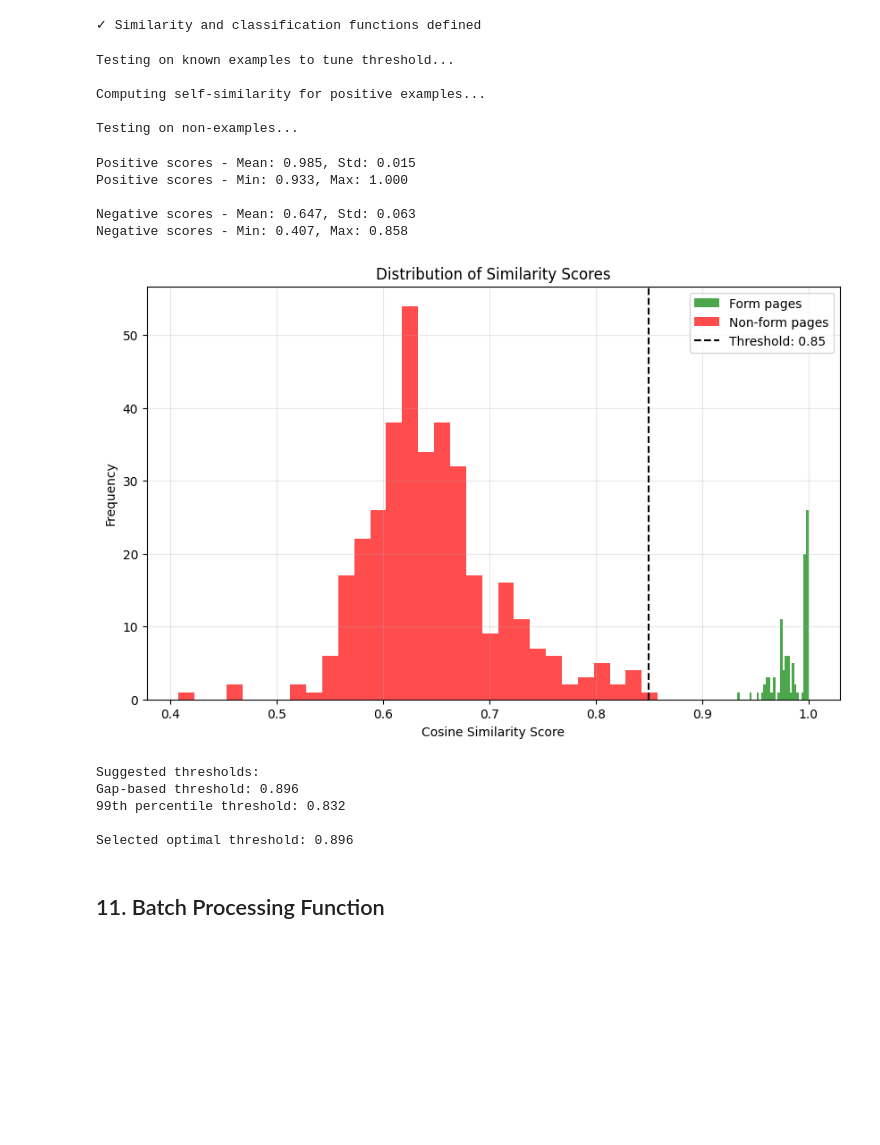
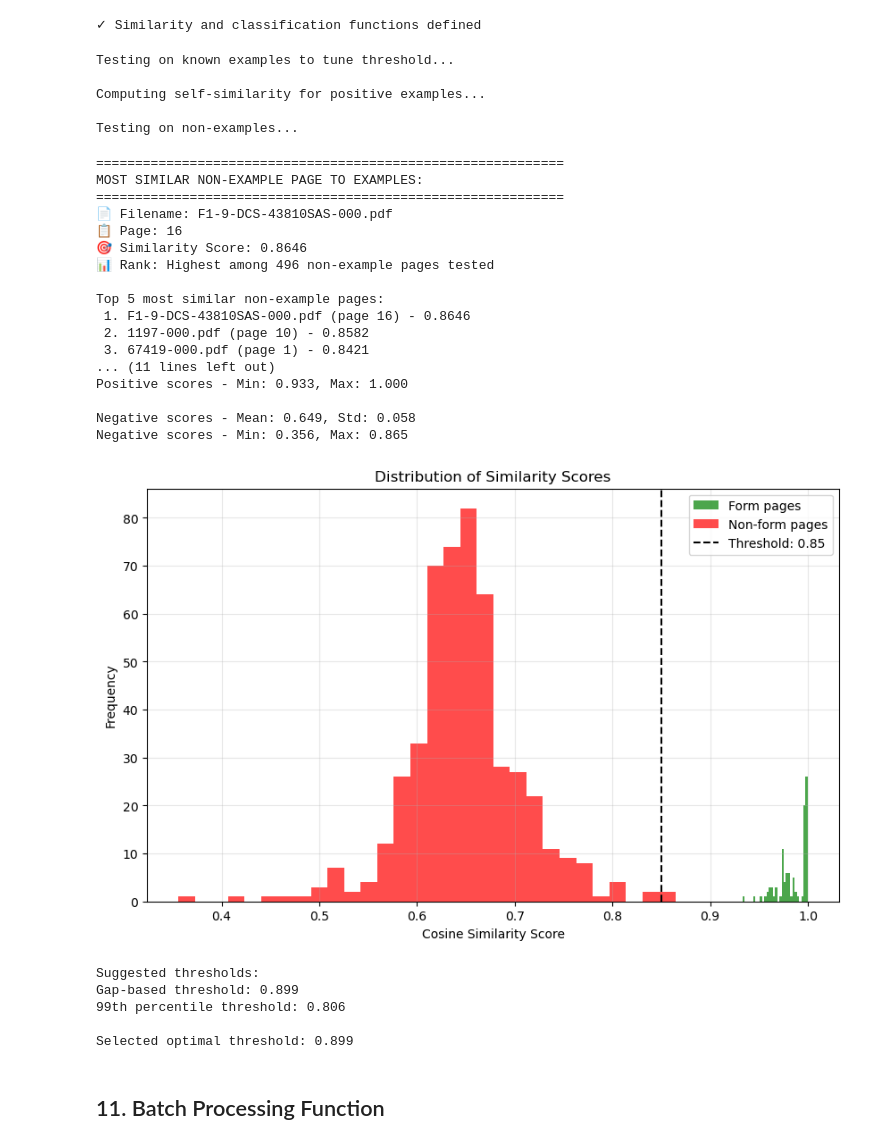
Before and after one commit to tylerandrewscott/chehalis, a Jupyter notebook: code/preprocessing/zero_shot_classifier_clean.ipynb, the cells around one changed output. Saved outputs shown, nothing was run; the diff lists cells and outputs as text; code cells hidden in the pictures; blank space fills up the shorter version.

```diff
--- a/code/preprocessing/zero_shot_classifier_clean.ipynb
+++ b/code/preprocessing/zero_shot_classifier_clean.ipynb
@@ -421,8 +420,6 @@ print("✓ Similarity and classification functions defined")
 # %% [output]
 ✓ Similarity and classification functions defined
 # %%
-## 8. Threshold Tuning
-
 # Set initial threshold
 OPTIMAL_THRESHOLD = SIMILARITY_THRESHOLD  # Start with the configured threshold
 
@@ -430,6 +427,7 @@ print("Testing on known examples to tune threshold...")
 
 positive_scores = []
 negative_scores = []
+negative_details = []  # Store details about negative examples
 
 # Test on subset of examples (already processed)
 print("\nComputing self-similarity for positive examples...")
@@ -455,11 +453,52 @@ for pdf_path in tqdm(non_example_files, desc="Processing non-examples"):
     if result['page_scores']:
         for page_score in result['page_scores']:
             negative_scores.append(page_score['similarity'])
+            negative_details.append({
+                'filename': pdf_path.name,
+                'page': page_score['page'],
+                'similarity': page_score['similarity']
+            })
 
-# Analyze scores
+# Convert to numpy arrays for analysis
 positive_scores = np.array(positive_scores)
 negative_scores = np.array(negative_scores)
 
+# Find the most similar non-example page to examples
+print("\n" + "="*60)
+print("MOST SIMILAR NON-EXAMPLE PAGE TO EXAMPLES:")
+print("="*60)
+
+if negative_details:
+    # Sort by similarity (highest first)
+    negative_details_sorted = sorted(negative_details, key=lambda x: x['similarity'], reverse=True)
+    most_similar = negative_details_sorted[0]
+
+    print(f"📄 Filename: {most_similar['filename']}")
+    print(f"📋 Page: {most_similar['page']}")
+    print(f"🎯 Similarity Score: {most_similar['similarity']:.4f}")
+    print(f"📊 Rank: Highest among {len(negative_details)} non-example pages tested")
+
+    # Show top 5 most similar non-example pages
+    print(f"\nTop 5 most similar non-example pages:")
+    for i, detail in enumerate(negative_details_sorted[:5], 1):
+        print(f"{i:2d}. {detail['filename']} (page {detail['page']}) - {detail['similarity']:.4f}")
+
+    # Compare to positive examples
+    print(f"\nComparison to positive examples:")
+    print(f"• Most similar non-example: {most_similar['similarity']:.4f}")
+    print(f"• Lowest positive example: {positive_scores.min():.4f}")
+    print(f"• Average positive example: {positive_scores.mean():.4f}")
+
+    # Check if it would be misclassified
+    current_threshold = SIMILARITY_THRESHOLD
+    if most_similar['similarity'] >= current_threshold:
+        print(f"⚠️  WARNING: This non-example would be MISCLASSIFIED as a form page with current threshold ({current_threshold:.3f})")
+    else:
+        print(f"✅ This non-example would be correctly classified as non-form with current threshold ({current_threshold:.3f})")
+
+print("="*60)
+
+# Analyze scores
 print(f"\nPositive scores - Mean: {positive_scores.mean():.3f}, Std: {positive_scores.std():.3f}")
 print(f"Positive scores - Min: {positive_scores.min():.3f}, Max: {positive_scores.max():.3f}")
 print(f"\nNegative scores - Mean: {negative_scores.mean():.3f}, Std: {negative_scores.std():.3f}")
@@ -470,42 +509,54 @@ plt.figure(figsize=(10, 6))
 plt.hist(positive_scores, bins=30, alpha=0.7, label='Form pages', color='green')
 plt.hist(negative_scores, bins=30, alpha=0.7, label='Non-form pages', color='red')
 plt.axvline(x=SIMILARITY_THRESHOLD, color='black', linestyle='--',
             label=f'Threshold: {SIMILARITY_THRESHOLD}')
 plt.xlabel('Cosine Similarity Score')
 plt.ylabel('Frequency')
 plt.title('Distribution of Similarity Scores')
 plt.legend()
 plt.grid(True, alpha=0.3)
 plt.show()
 
 # Find optimal threshold
 gap_threshold = (positive_scores.min() + negative_scores.max()) / 2
 percentile_threshold = np.percentile(negative_scores, 99)  # 99th percentile of negatives
 
 print(f"\nSuggested thresholds:")
 print(f"Gap-based threshold: {gap_threshold:.3f}")
 print(f"99th percentile threshold: {percentile_threshold:.3f}")
 
 # Update threshold
 OPTIMAL_THRESHOLD = max(gap_threshold, percentile_threshold)
 print(f"\nSelected optimal threshold: {OPTIMAL_THRESHOLD:.3f}")
 # %% [output]
 Testing on known examples to tune threshold...
 
 Computing self-similarity for positive examples...
 
 Testing on non-examples...
-Positive scores - Mean: 0.985, Std: 0.015
+============================================================
+MOST SIMILAR NON-EXAMPLE PAGE TO EXAMPLES:
+============================================================
+📄 Filename: F1-9-DCS-43810SAS-000.pdf
+📋 Page: 16
+🎯 Similarity Score: 0.8646
+📊 Rank: Highest among 496 non-example pages tested
+
+Top 5 most similar non-example pages:
+ 1. F1-9-DCS-43810SAS-000.pdf (page 16) - 0.8646
+ 2. 1197-000.pdf (page 10) - 0.8582
+ 3. 67419-000.pdf (page 1) - 0.8421
+... (11 lines left out)
 Positive scores - Min: 0.933, Max: 1.000
 
-Negative scores - Mean: 0.647, Std: 0.063
-Negative scores - Min: 0.407, Max: 0.858
+Negative scores - Mean: 0.649, Std: 0.058
+Negative scores - Min: 0.356, Max: 0.865
-[figure, old version]
+[figure, new version]
 Suggested thresholds:
-Gap-based threshold: 0.896
-99th percentile threshold: 0.832
+Gap-based threshold: 0.899
+99th percentile threshold: 0.806
 
-Selected optimal threshold: 0.896
+Selected optimal threshold: 0.899
 # %%
 def process_document_folder(folder_path: Path,
                           model,
```
Also changed, not shown: parts of 4 cells of this notebook, 11 other files.
